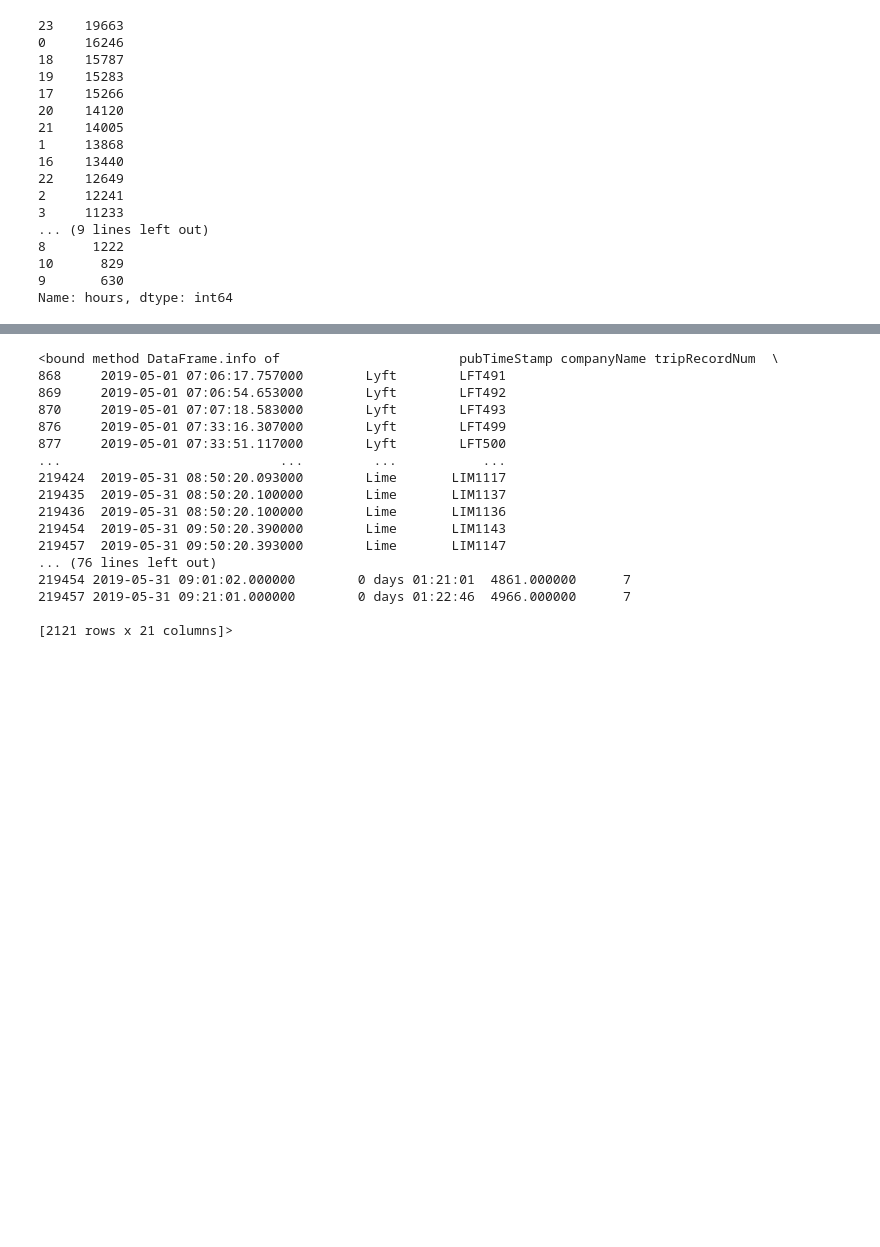
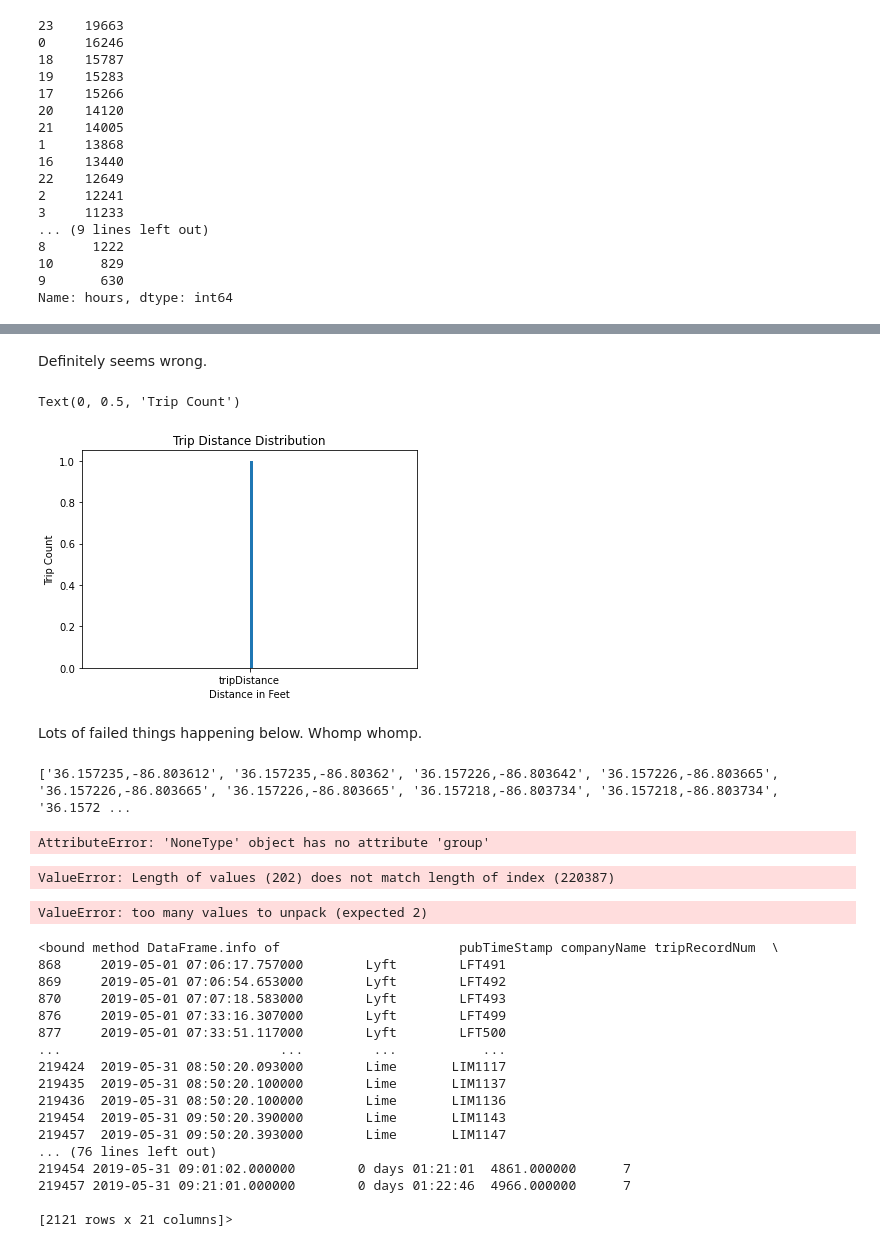
Before and after one commit to Rhunsilval/nashville_scooters_python, a Jupyter notebook: notebooks/6_trip_data.ipynb, the cells around one changed output, grey strips where cells are left out. Cells and saved outputs as stored; diff of their text form; code cells hidden in the pictures; blank space fills up the shorter version.

```diff
--- a/notebooks/6_trip_data.ipynb
+++ b/notebooks/6_trip_data.ipynb
@@ -226,3 +284,73 @@ Name: hours, dtype: int64
+# %% [markdown]
+Definitely seems wrong.
+# %%
+plt.hist('tripDistance', bins=100)
+plt.title('Trip Distance Distribution')
+plt.xlabel('Distance in Feet')
+plt.ylabel('Trip Count')
+# %% [output]
+Text(0, 0.5, 'Trip Count')
+[figure, added]
+# %% [markdown]
+Lots of failed things happening below. Whomp whomp.
+# %%
+import re
+
+coord_list = re.findall(r'\[.+\]', may_trip.tripRoute[0])
+sub_coord = re.sub(r'\[', '', str(coord_list))
+sub_coord = re.sub(r'\]', '', str(sub_coord))
+regex = re.findall(r'\d+\.\d+,-\d+\.\d+', sub_coord)
+
+print(regex)
+# %% [output]
+['36.157235,-86.803612', '36.157235,-86.80362', '36.157226,-86.803642', '36.157226,-86.803665', '36.157226,-86.803665', '36.157226,-86.803665', '36.157218,-86.803734', '36.157218,-86.803734', '36.1572 ...
+# %%
+search = []
+for values in may_trip['tripRoute']:
+    search.append(re.search(r'.+\..+-.+\..+', values).group())
+
+may_trip['newtrip'] = search
+
+may_trip.head()
+# %% [output]
+AttributeError: 'NoneType' object has no attribute 'group'
+# %%
+may_trip.tripRoute = may_trip.tripRoute.str.replace('[', '')
+may_trip.tripRoute = may_trip.tripRoute.str.replace(']', '')
+
+for i in may_trip.tripRoute:
+    i.split(',')
+# %% [output]
+ValueError: Length of values (202) does not match length of index (220387)
+# %%
+def calculate_distance(tripRoute):
+    results = []
+    for i in range(1, len(positions)):
+        loc1 = positions[i - 1]
+        loc2 = positions[i]
+
+        lat1 = loc1[0]
+        lng1 = loc1[1]
+
+        lat2 = loc2[0]
+        lng2 = loc2[1]
+
+        degreesToRadians = (math.pi / 180)
+        latrad1 = lat1 * degreesToRadians
+        latrad2 = lat2 * degreesToRadians
+        dlat = (lat2 - lat1) * degreesToRadians
+        dlng = (lng2 - lng1) * degreesToRadians
+
+        a = math.sin(dlat / 2) * math.sin(dlat / 2) + math.cos(latrad1) * \
+        math.cos(latrad2) * math.sin(dlng / 2) * math.sin(dlng / 2)
+        c = 2 * math.atan2(math.sqrt(a), math.sqrt(1 - a))
+        r = 6371000
+
+        results.append(r * c)
+
+    return (sum(results) / 1000)
+# %% [output]
+ValueError: too many values to unpack (expected 2)
 # %%
 may_7_am = may_trip.loc[may_trip.hours == 7]
 may_7_am.info
```
Also changed, not shown: parts of 11 cells of this notebook, 1 other file.
